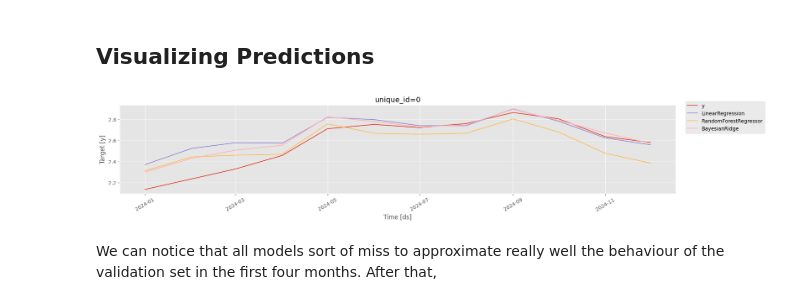
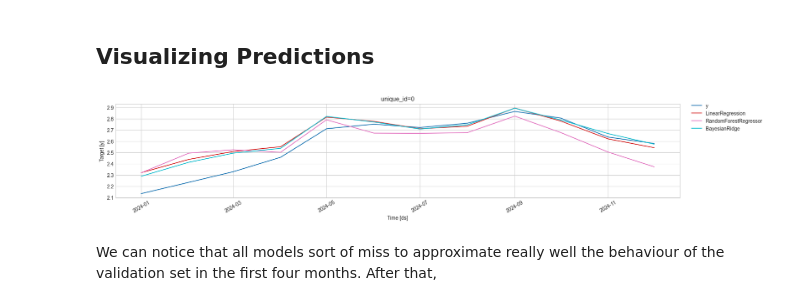
Before and after one commit to Heitorcp/milk-price-prediction, a Jupyter notebook: notebooks/03-ML.ipynb, the cells around one changed output. Cells and saved outputs as stored; diff of their text form; code cells hidden in the pictures.

```diff
--- a/notebooks/03-ML.ipynb
+++ b/notebooks/03-ML.ipynb
@@ -101,10 +101,10 @@ With that in mind, we can visualize some of our predictions in validation set.
 # %% [markdown]
 ## Visualizing Predictions
 # %%
-plt.style.use('ggplot')
+plt.style.use("seaborn-v0_8-whitegrid")
 plot_series(forecasts_df=y_preds, plot_random=False, engine='matplotlib')
 # %% [output]
-[figure, old version]
+[figure, new version]
 # %% [markdown]
 We can notice that all models sort of miss to approximate really well the behaviour of the validation set in the first four months. After that,
 # %% [markdown]
```
Also changed, not shown: parts of 1 cell of this notebook, 1 other file.
